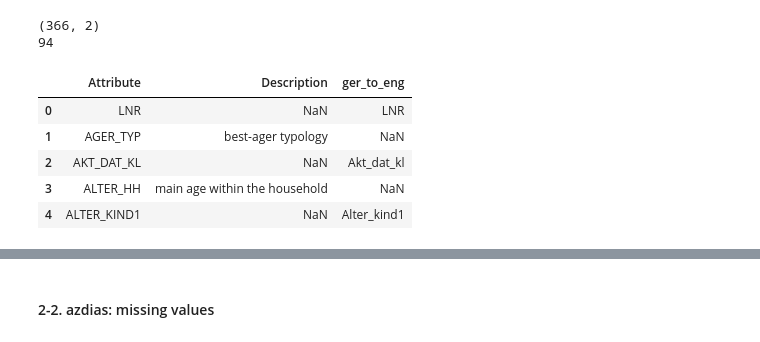
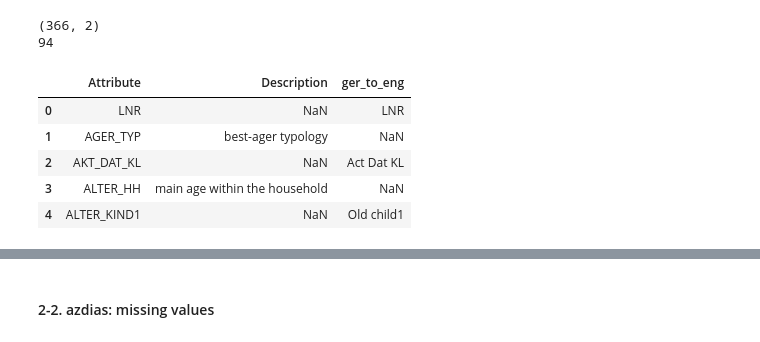
Before and after one commit to jaeyoun-chang/u_city_capstone, a Jupyter notebook: Arvato Project Workbook.ipynb, the cells around one changed output, grey strips where cells are left out. Drawn from its saved outputs; the diff is of its cells as text; code cells hidden in the pictures.

Commit message:
translation as xlsx

```diff
--- a/Arvato Project Workbook.ipynb
+++ b/Arvato Project Workbook.ipynb
@@ -198,28 +198,37 @@ print (col_val_azdias_desc.Description.isna().sum()) # NaN cells in Description
 (366, 2)
 94
 # %%
-# For values of Attribute without Description, add colum of translation (ger_to_eng)
-def ger_to_eng (ger_text):
-    '''
-    function to translate German text
-    '''
-    translator = Translator(service_urls=['translate.google.com'])
-    try:
-        translation = translator.translate(ger_text, src='de', dest='en')
-        return translation.text
-    except:
-        return np.nan
+'''
+For values of Attribute without Description, I added a colum of
+translation (ger_to_eng) using code below.
+However as it takes somewhat long time,
+I saved the dataframe processed as col_val_azdias_desc.xlsx.
+'''
+# # For values of Attribute without Description, add colum of translation (ger_to_eng)
+# def ger_to_eng (ger_text):
+#     '''
+#     function to translate German text
+#     '''
+#     translator = Translator(service_urls=['translate.google.com'])
+#     try:
+#         translation = translator.translate(ger_text, src='de', dest='en')
+#         return translation.text
+#     except:
+#         return np.nan
 
-col_val_azdias_desc['ger_to_eng'] = np.where(
-    col_val_azdias_desc.Description.isnull(),
-    col_val_azdias_desc.Attribute.apply(ger_to_eng),
-    np.nan)
+# col_val_azdias_desc['ger_to_eng'] = np.where(
+#     col_val_azdias_desc.Description.isnull(),
+#     col_val_azdias_desc.Attribute.str.replace('_', ' ').apply(ger_to_eng),
+#     np.nan)
 
+# col_val_azdias_desc.head()
+
+col_val_azdias_desc = pd.read_excel('col_val_azdias_desc.xlsx')
 col_val_azdias_desc.head()
 # %% [output]
 |  | Attribute | Description | ger_to_eng |
 | 0 | LNR | NaN | LNR |
 | 1 | AGER_TYP | best-ager typology | NaN |
-| 2 | AKT_DAT_KL | NaN | Akt_dat_kl |
+| 2 | AKT_DAT_KL | NaN | Act Dat KL |
 | 3 | ALTER_HH | main age within the household | NaN |
-| 4 | ALTER_KIND1 | NaN | Alter_kind1 |
+| 4 | ALTER_KIND1 | NaN | Old child1 |
```
Also changed, not shown: parts of 4 cells of this notebook, 1 other file.
